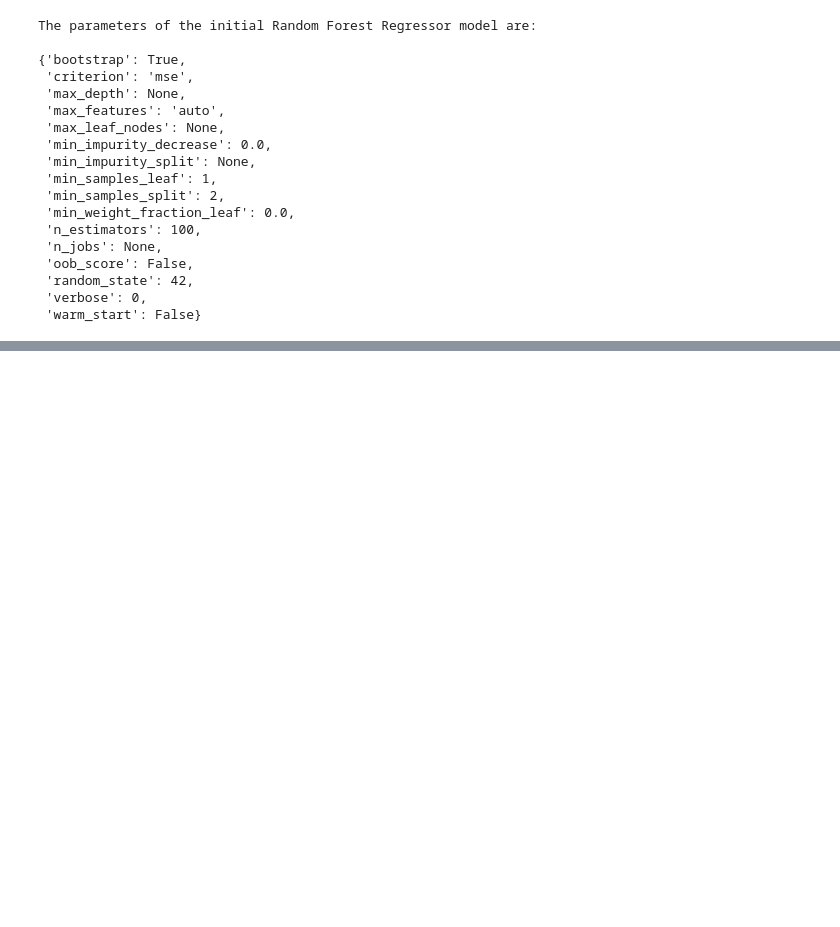
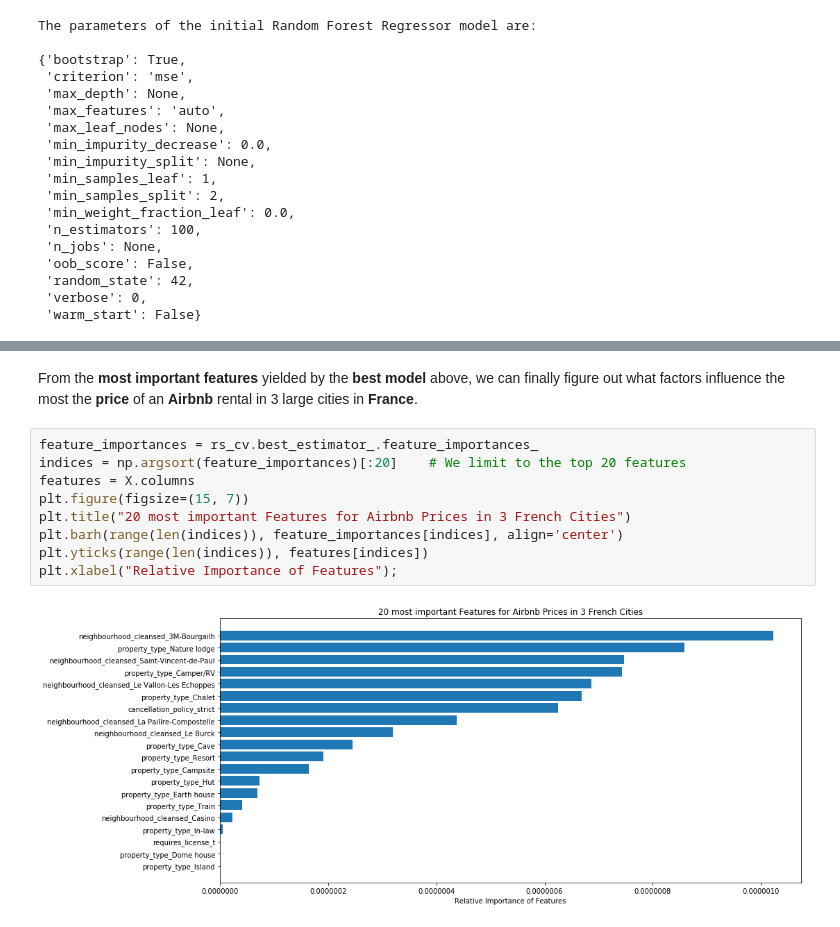
Before and after one commit to ChristopheBunn/Udacity-Data-Scientist-Nanodegree, a Jupyter notebook: Jupyter Notebooks/7 - Introduction to Data Science/Project - Write a Data Science Blog Post/Airbnb_Bordeaux_Lyon_Paris.ipynb, the cells around one changed output, grey strips where cells are left out. Cells and saved outputs as stored; diff of their text form; blank space fills up the shorter version.

Commit message:
Finished! Plotted the 20 most important features and wrote the conclusion to the 3rd question

```diff
--- a/Jupyter Notebooks/7 - Introduction to Data Science/Project - Write a Data Science Blog Post/Airbnb_Bordeaux_Lyon_Paris.ipynb
+++ b/Jupyter Notebooks/7 - Introduction to Data Science/Project - Write a Data Science Blog Post/Airbnb_Bordeaux_Lyon_Paris.ipynb
@@ -1130,0 +1128,13 @@ The best parameters found so far are:
+# %% [markdown]
+From the **most important features** yielded by the **best model** above, we can finally figure out what factors influence the most the **price** of an **Airbnb** rental in 3 large cities in **France**.
+# %%
+feature_importances = rs_cv.best_estimator_.feature_importances_
+indices = np.argsort(feature_importances)[:20]    # We limit to the top 20 features
+features = X.columns
+plt.figure(figsize=(15, 7))
+plt.title("20 most important Features for Airbnb Prices in 3 French Cities")
+plt.barh(range(len(indices)), feature_importances[indices], align='center')
+plt.yticks(range(len(indices)), features[indices])
+plt.xlabel("Relative Importance of Features");
+# %% [output]
+[figure, added]
```
Also changed, not shown: parts of 3 cells of this notebook.
